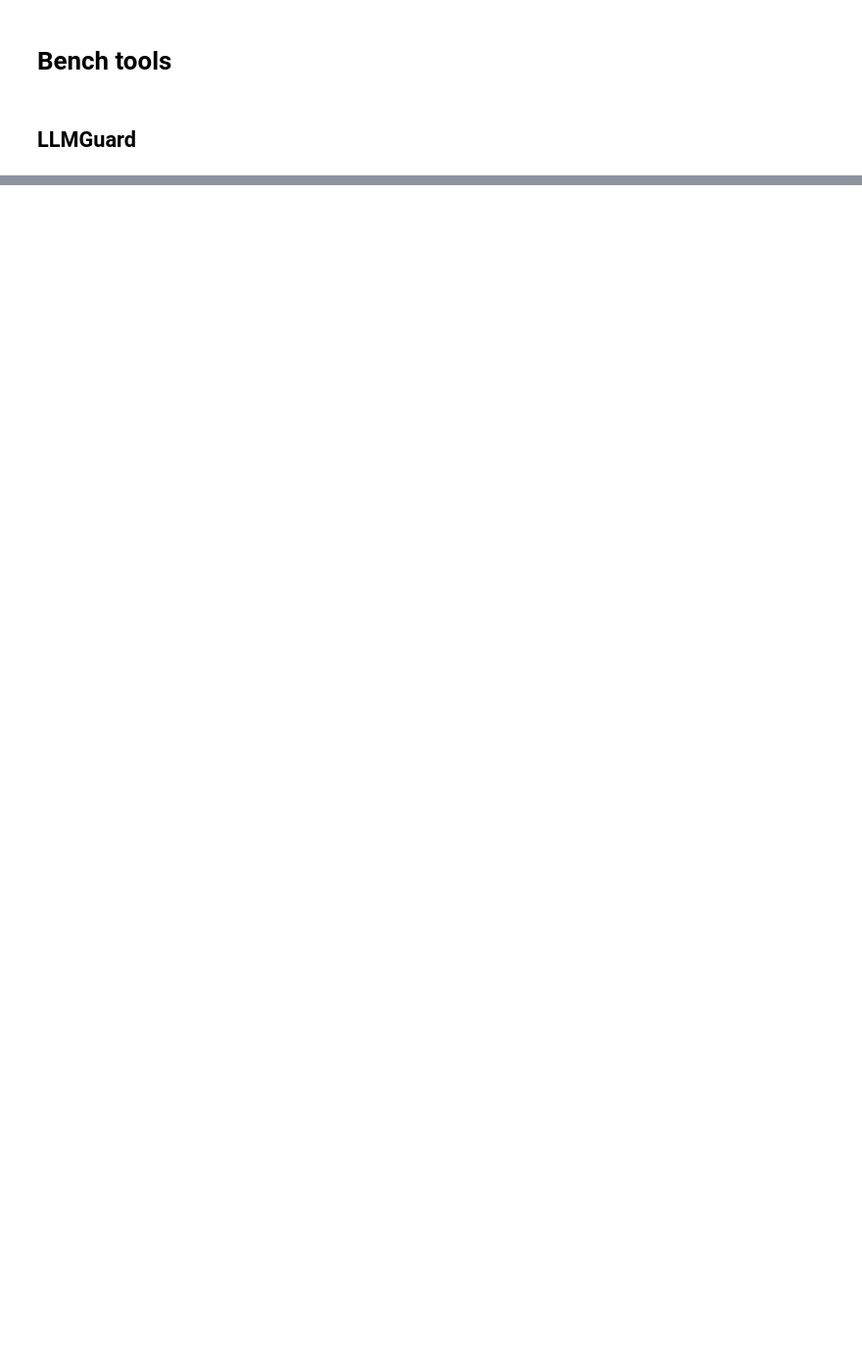
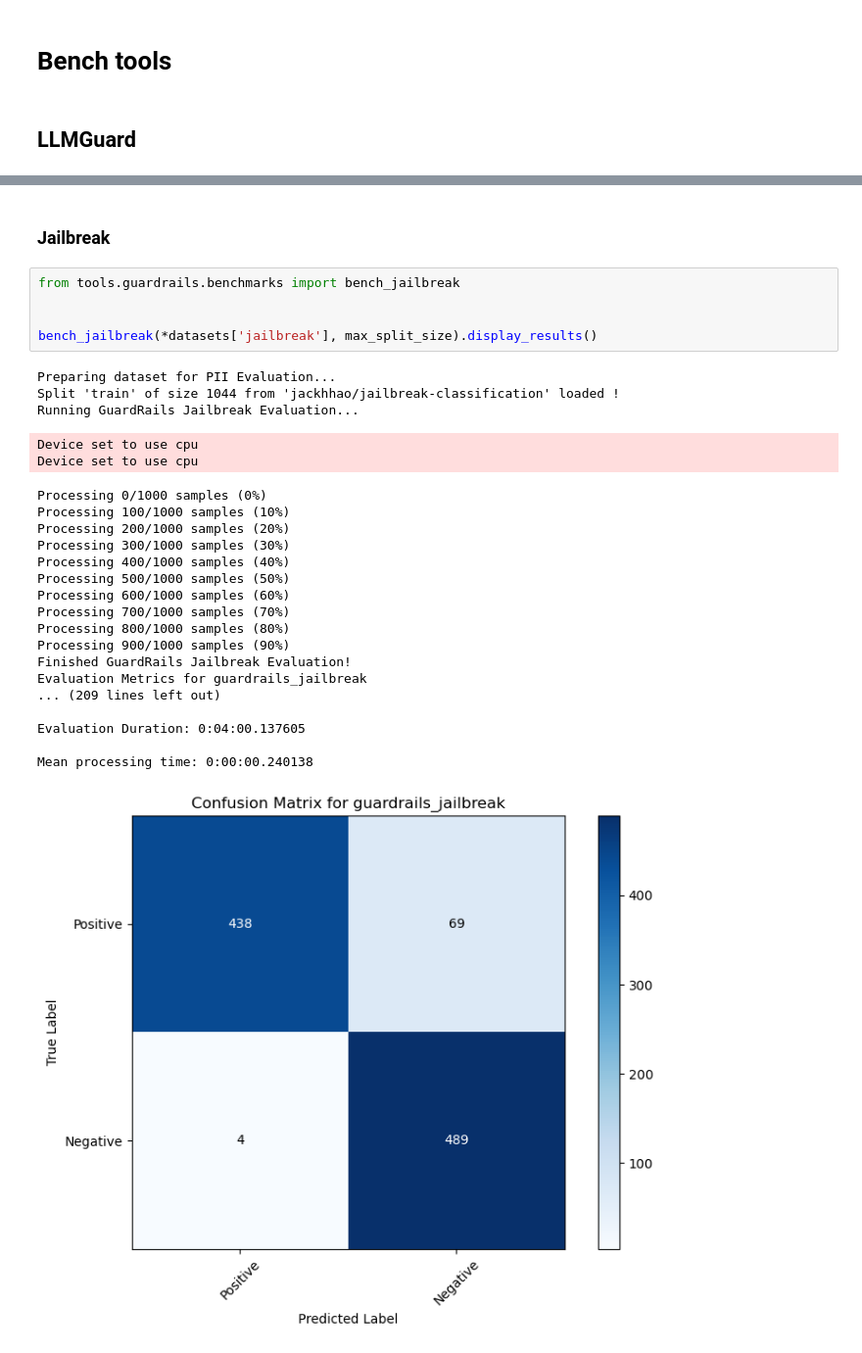
Before and after one commit to No-N4me/BenchAISecTools, a Jupyter notebook: run_benchs.ipynb, the cells around one changed output, grey strips where cells are left out. Shown at 98% size. Saved outputs shown, nothing was run; the diff lists cells and outputs as text; blank space fills up the shorter version.

```diff
--- a/run_benchs.ipynb
+++ b/run_benchs.ipynb
@@ -92,0 +164,31 @@ Mean processing time: 0:00:00.014979
+# %% [markdown]
+### Jailbreak
+# %%
+from tools.guardrails.benchmarks import bench_jailbreak
+
+
+bench_jailbreak(*datasets['jailbreak'], max_split_size).display_results()
+# %% [output]
+Preparing dataset for PII Evaluation...
+Split 'train' of size 1044 from 'jackhhao/jailbreak-classification' loaded !
+Running GuardRails Jailbreak Evaluation...
+Device set to use cpu
+Device set to use cpu
+Processing 0/1000 samples (0%)
+Processing 100/1000 samples (10%)
+Processing 200/1000 samples (20%)
+Processing 300/1000 samples (30%)
+Processing 400/1000 samples (40%)
+Processing 500/1000 samples (50%)
+Processing 600/1000 samples (60%)
+Processing 700/1000 samples (70%)
+Processing 800/1000 samples (80%)
+Processing 900/1000 samples (90%)
+Finished GuardRails Jailbreak Evaluation!
+Evaluation Metrics for guardrails_jailbreak
+... (209 lines left out)
+
+Evaluation Duration: 0:04:00.137605
+
+Mean processing time: 0:00:00.240138
+[figure, added]
```
Also changed, not shown: parts of 14 cells of this notebook, 9 other files.
